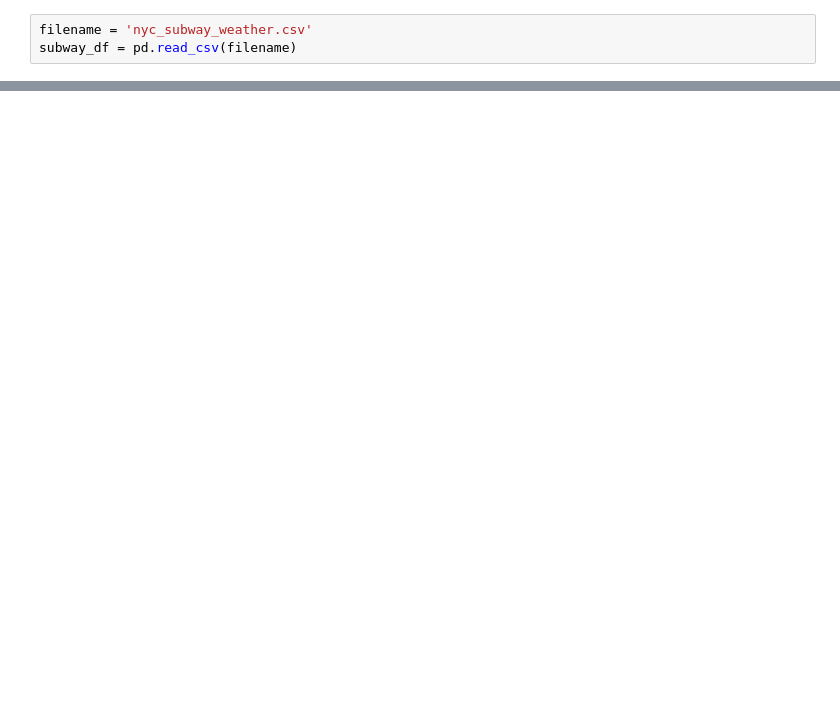
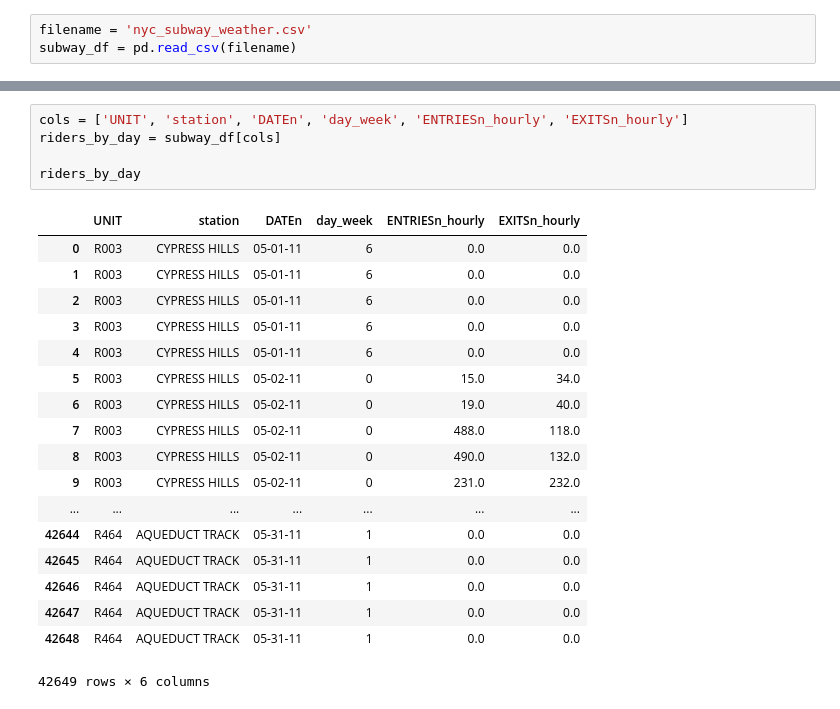
Before and after one commit to charlesmilam/udacity, a Jupyter notebook: introDA/lesson3/L3_quizzes.ipynb, the cells around one changed output, grey strips where cells are left out. Drawn from its saved outputs; the diff is of its cells as text; blank space fills up the shorter version.

```diff
--- a/introDA/lesson3/L3_quizzes.ipynb
+++ b/introDA/lesson3/L3_quizzes.ipynb
@@ -857,0 +898,24 @@ subway_df = pd.read_csv(filename)
+# %%
+cols = ['UNIT', 'station', 'DATEn', 'day_week', 'ENTRIESn_hourly', 'EXITSn_hourly']
+riders_by_day = subway_df[cols]
+
+riders_by_day
+# %% [output]
+|  | UNIT | station | DATEn | day_week | ENTRIESn_hourly | EXITSn_hourly |
+| 0 | R003 | CYPRESS HILLS | 05-01-11 | 6 | 0.0 | 0.0 |
+| 1 | R003 | CYPRESS HILLS | 05-01-11 | 6 | 0.0 | 0.0 |
+| 2 | R003 | CYPRESS HILLS | 05-01-11 | 6 | 0.0 | 0.0 |
+| 3 | R003 | CYPRESS HILLS | 05-01-11 | 6 | 0.0 | 0.0 |
+| 4 | R003 | CYPRESS HILLS | 05-01-11 | 6 | 0.0 | 0.0 |
+| 5 | R003 | CYPRESS HILLS | 05-02-11 | 0 | 15.0 | 34.0 |
+| 6 | R003 | CYPRESS HILLS | 05-02-11 | 0 | 19.0 | 40.0 |
+| 7 | R003 | CYPRESS HILLS | 05-02-11 | 0 | 488.0 | 118.0 |
+| 8 | R003 | CYPRESS HILLS | 05-02-11 | 0 | 490.0 | 132.0 |
+| 9 | R003 | CYPRESS HILLS | 05-02-11 | 0 | 231.0 | 232.0 |
+| ... | ... | ... | ... | ... | ... | ... |
+| 42644 | R464 | AQUEDUCT TRACK | 05-31-11 | 1 | 0.0 | 0.0 |
+| 42645 | R464 | AQUEDUCT TRACK | 05-31-11 | 1 | 0.0 | 0.0 |
+| 42646 | R464 | AQUEDUCT TRACK | 05-31-11 | 1 | 0.0 | 0.0 |
+| 42647 | R464 | AQUEDUCT TRACK | 05-31-11 | 1 | 0.0 | 0.0 |
+| 42648 | R464 | AQUEDUCT TRACK | 05-31-11 | 1 | 0.0 | 0.0 |
+42649 rows × 6 columns
```
Also changed, not shown: parts of 9 cells of this notebook.
